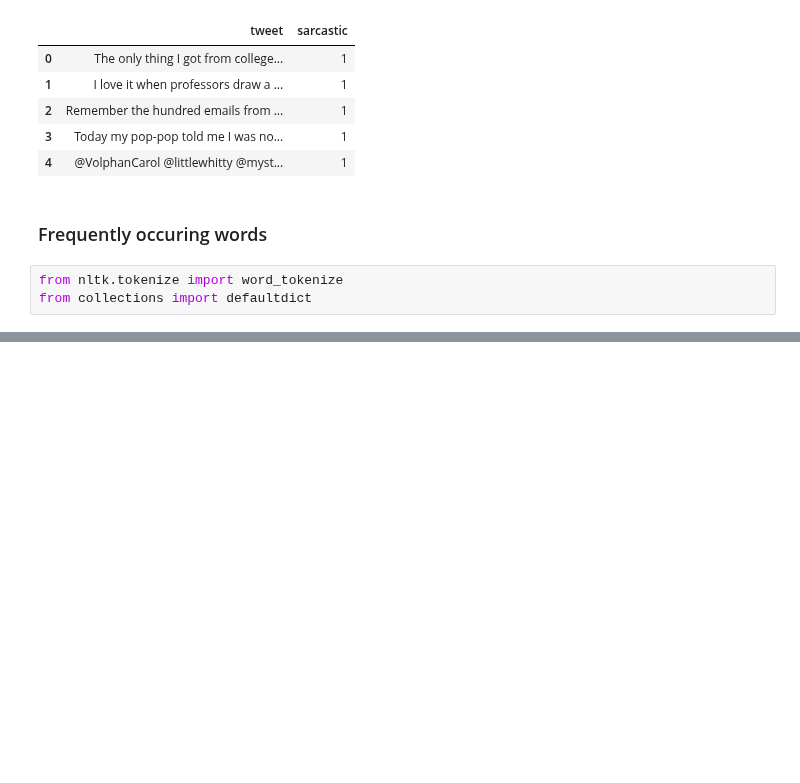
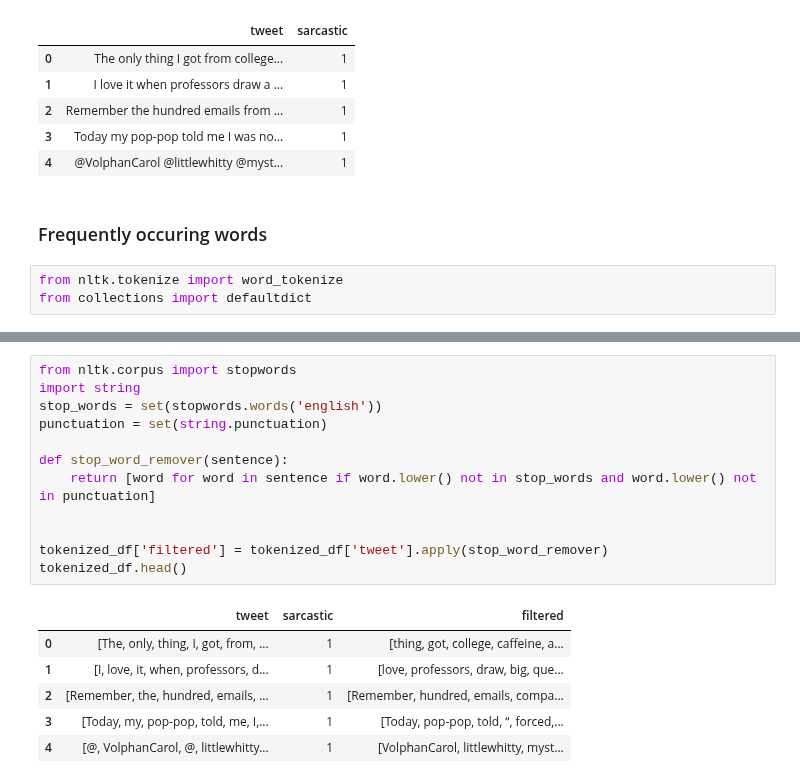
Before and after one commit to omarsrstt/nlp_project, a Jupyter notebook: src/preprocessing.ipynb, the cells around one changed output, grey strips where cells are left out. Saved outputs shown, nothing was run; the diff lists cells and outputs as text; blank space fills up the shorter version.

```diff
--- a/src/preprocessing.ipynb
+++ b/src/preprocessing.ipynb
@@ -80,0 +76,19 @@ defaultdict(<class 'int'>, {<class 'str'>: 3467})
+# %%
+from nltk.corpus import stopwords
+import string
+stop_words = set(stopwords.words('english'))
+punctuation = set(string.punctuation)
+
+def stop_word_remover(sentence):
+    return [word for word in sentence if word.lower() not in stop_words and word.lower() not in punctuation]
+
+
+tokenized_df['filtered'] = tokenized_df['tweet'].apply(stop_word_remover)
+tokenized_df.head()
+# %% [output]
+|  | tweet | sarcastic | filtered |
+| 0 | [The, only, thing, I, got, from, ... | 1 | [thing, got, college, caffeine, a... |
+| 1 | [I, love, it, when, professors, d... | 1 | [love, professors, draw, big, que... |
+| 2 | [Remember, the, hundred, emails, ... | 1 | [Remember, hundred, emails, compa... |
+| 3 | [Today, my, pop-pop, told, me, I,... | 1 | [Today, pop-pop, told, “, forced,... |
+| 4 | [@, VolphanCarol, @, littlewhitty... | 1 | [VolphanCarol, littlewhitty, myst... |
```
Also changed, not shown: parts of 3 cells of this notebook.
